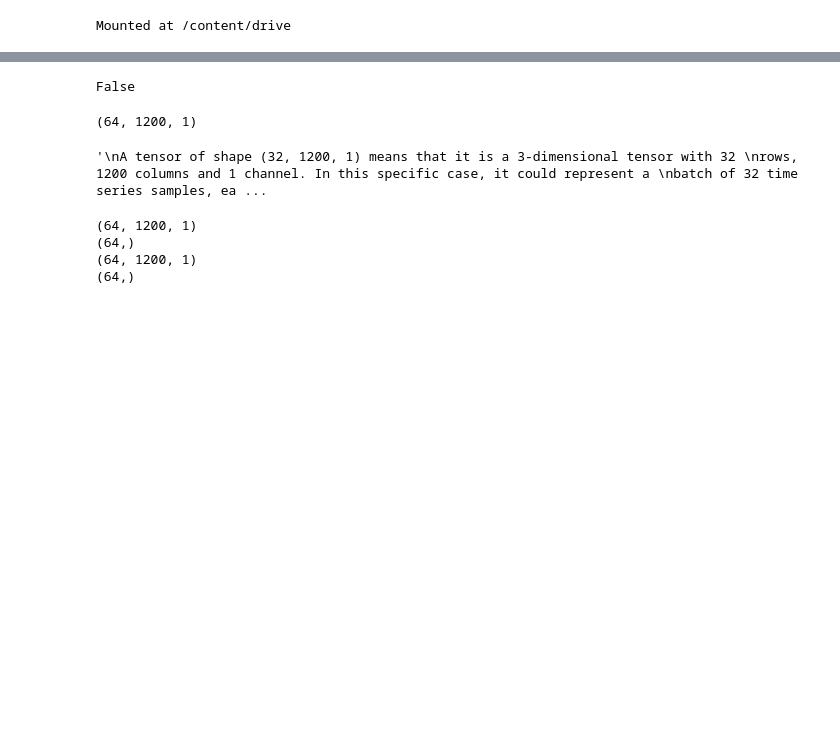
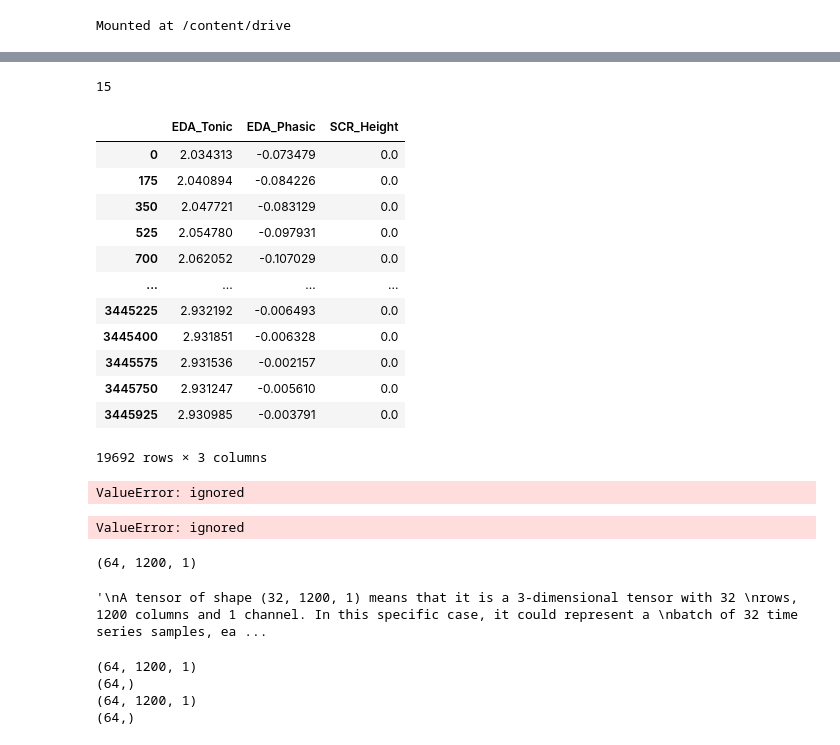
Before and after one commit to kjspring/stress-detection-wearable-devices, a Jupyter notebook: modeling_WESAD_all_subjects.ipynb, the cells around one changed output, grey strips where cells are left out. Cells and saved outputs as stored; diff of their text form; code cells hidden in the pictures; blank space fills up the shorter version.

Commit message:
Updating data generator to account for all subjects

```diff
--- a/modeling_WESAD_all_subjects.ipynb
+++ b/modeling_WESAD_all_subjects.ipynb
@@ -54,0 +53,41 @@ print(len(delayed_labels))  # 14472
+# %%
+def data_cleanup(data):
+  import numpy as np
+  '''
+  This function will take in the dataset and align the features with the label.
+  It will also trim off the parts of the signal that are not important, such as
+  the first minute and minute after the stress.
+  '''
+  li = []
+
+  # Subsample the data and features
+  Hz_chest = 700
+  Hz_EDA = 4
+  subsample_rate = int(Hz_chest / Hz_EDA)  # subsample rate, e.g. to reduce from 700Hz to 4Hz
+  duration = 5 # how many minutes in the future the target after the end of the sequence
+  begin = 1 * 60 # amount of time to delay after the start of measuring
+  sequence_length = Hz_EDA * 60 * duration # how long the sequence will occur
+  # Compute the delay
+  delay = duration * Hz_EDA
+
+  for subject in data:
+    # Subsample data
+    #subsampled_labels = data[::subsample_rate]
+    subsampled_data = subject[::subsample_rate]
+
+    # Shift the label array by the computed number of indices
+    delayed_labels = np.roll(subject['labels'], -delay)
+
+    # Trim the feature data and label data to have the same length
+    n = len(subsampled_data) - sequence_length
+    delayed_labels = delayed_labels[:n]
+    subsampled_data = subsampled_data[:n]
+
+    print(len(subsampled_data))  # 14472
+    print(len(delayed_labels))  # 14472
+
+    li.append([subsampled_data, delayed_labels])
+
+  return li
+# %%
+clean_data_li = data_cleanup(data)
@@ -55,5 +112,21 @@ print(len(delayed_labels))  # 14472
 # %%
 # Check for NaN values
-subsampled_data.isnull().values.any()
+len(clean_data_li)
 # %% [output]
-False
+15
+# %%
+clean_data_li[0][0].iloc[:, : 3]
+# %% [output]
+|  | EDA_Tonic | EDA_Phasic | SCR_Height |
+| 0 | 2.034313 | -0.073479 | 0.0 |
+| 175 | 2.040894 | -0.084226 | 0.0 |
+| 350 | 2.047721 | -0.083129 | 0.0 |
+| 525 | 2.054780 | -0.097931 | 0.0 |
+| 700 | 2.062052 | -0.107029 | 0.0 |
+| ... | ... | ... | ... |
+| 3445225 | 2.932192 | -0.006493 | 0.0 |
+| 3445400 | 2.931851 | -0.006328 | 0.0 |
+| 3445575 | 2.931536 | -0.002157 | 0.0 |
+| 3445750 | 2.931247 | -0.005610 | 0.0 |
+| 3445925 | 2.930985 | -0.003791 | 0.0 |
+19692 rows × 3 columns
@@ -60 +185,9 @@ False
+# %%
+data_gen_li = train_val_test_split(clean_data_li)
+# %% [output]
+ValueError: ignored
+# %%
+data_gen = train_val_test_split(clean_data, delayed_labels)
+# %% [output]
+ValueError: ignored
 # %%
```
Also changed, not shown: parts of 5 cells of this notebook.
